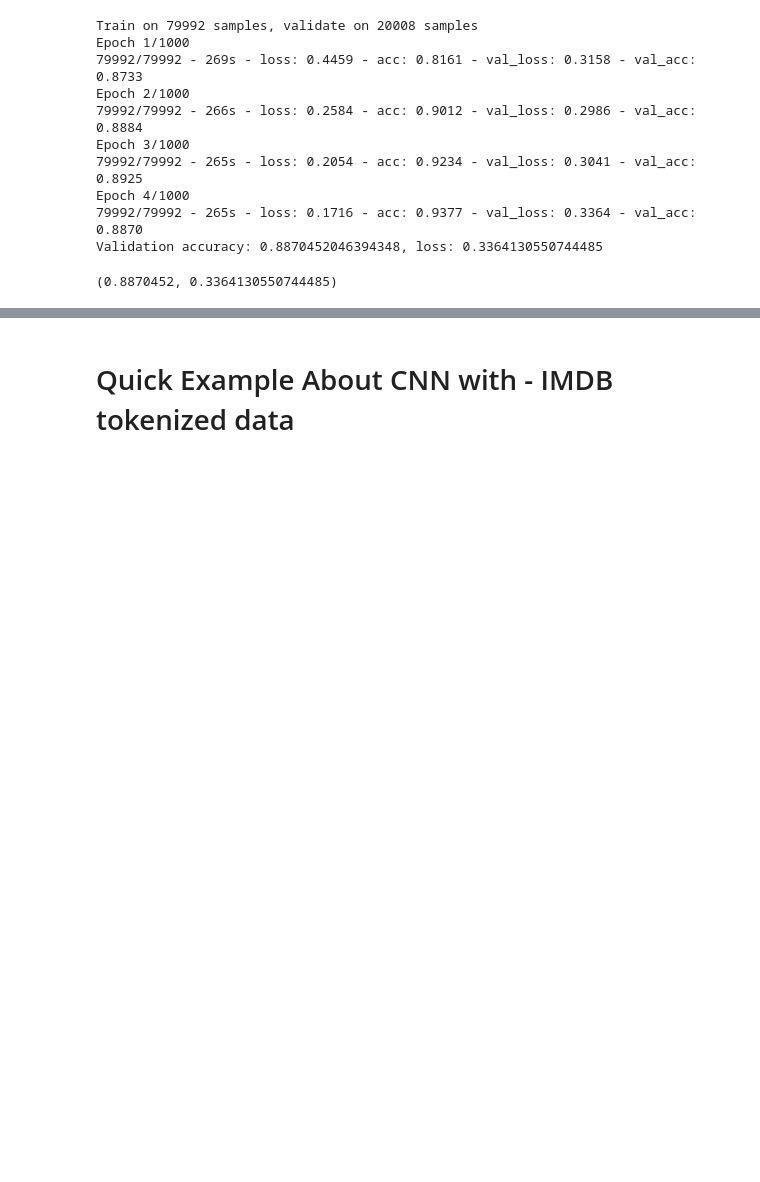
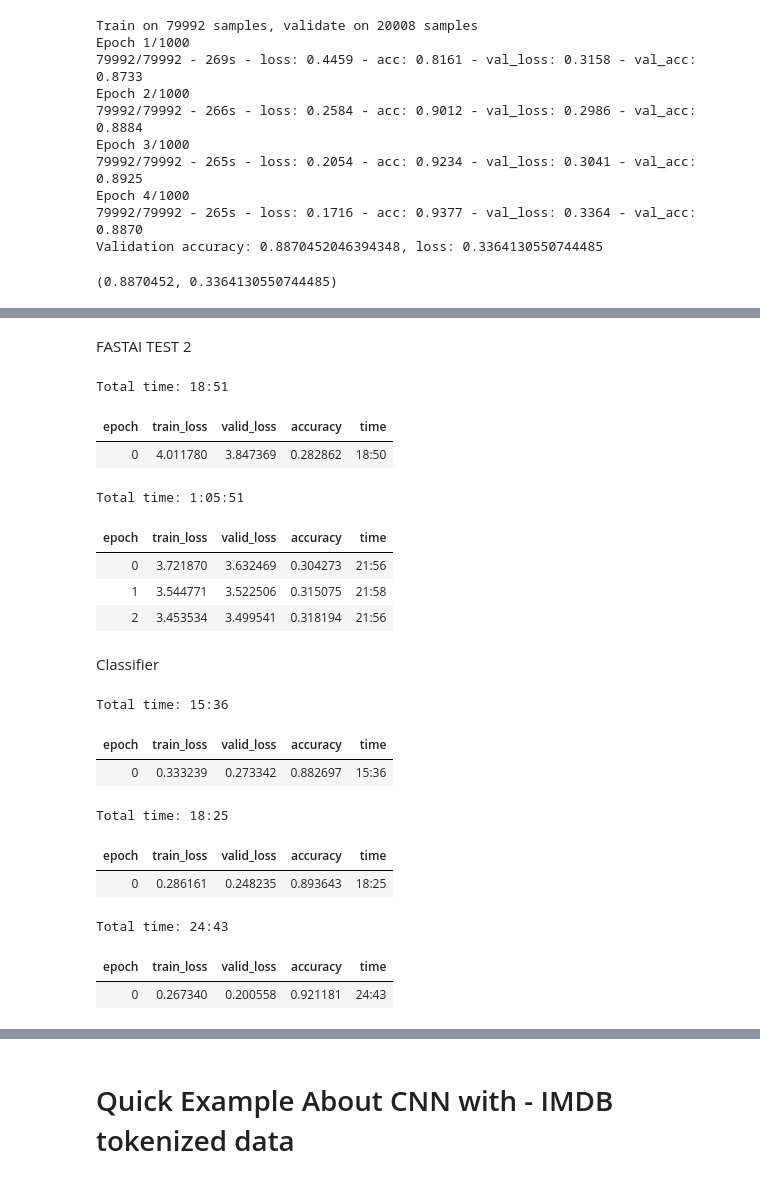
Before and after one commit to binliu0630/Deep_Learning, a Jupyter notebook: Amazon_tensorflow2_0.ipynb, the cells around one changed output, grey strips where cells are left out. Saved outputs shown, nothing was run; the diff lists cells and outputs as text; code cells hidden in the pictures; blank space fills up the shorter version.

```diff
--- a/Amazon_tensorflow2_0.ipynb
+++ b/Amazon_tensorflow2_0.ipynb
@@ -402,0 +413,5 @@ Validation accuracy: 0.8870452046394348, loss: 0.3364130550744485
+# %%
+df_trn = data[data['Train'] == True].loc[:, ['Label', 'Text']]
+df_val = data[data['Train'] == False].loc[:, ['Label', 'Text']]
+# %%
+data_lm = TextLMDataBunch.from_df(train_df = df_trn, valid_df = df_val, path = '' )
@@ -402,0 +420,10 @@ Validation accuracy: 0.8870452046394348, loss: 0.3364130550744485
+# %% [markdown]
+FASTAI TEST 2
+# %%
+learn = language_model_learner(data_lm, AWD_LSTM, drop_mult=0.5)
+# %%
+learn.fit_one_cycle(1)
+# %% [output]
+Total time: 18:51
+| epoch | train_loss | valid_loss | accuracy | time |
+| 0 | 4.011780 | 3.847369 | 0.282862 | 18:50 |
@@ -402,0 +432,8 @@ Validation accuracy: 0.8870452046394348, loss: 0.3364130550744485
+# %%
+learn.fit_one_cycle(3)
+# %% [output]
+Total time: 1:05:51
+| epoch | train_loss | valid_loss | accuracy | time |
+| 0 | 3.721870 | 3.632469 | 0.304273 | 21:56 |
+| 1 | 3.544771 | 3.522506 | 0.315075 | 21:58 |
+| 2 | 3.453534 | 3.499541 | 0.318194 | 21:56 |
@@ -402,0 +442,2 @@ Validation accuracy: 0.8870452046394348, loss: 0.3364130550744485
+# %% [markdown]
+Classifier
@@ -402,0 +447,20 @@ Validation accuracy: 0.8870452046394348, loss: 0.3364130550744485
+# %%
+learn.fit_one_cycle(1)
+# %% [output]
+Total time: 15:36
+| epoch | train_loss | valid_loss | accuracy | time |
+| 0 | 0.333239 | 0.273342 | 0.882697 | 15:36 |
+# %%
+learn.freeze_to(-2)
+learn.fit_one_cycle(1)
+# %% [output]
+Total time: 18:25
+| epoch | train_loss | valid_loss | accuracy | time |
+| 0 | 0.286161 | 0.248235 | 0.893643 | 18:25 |
+# %%
+learn.freeze_to(-3)
+learn.fit_one_cycle(1)
+# %% [output]
+Total time: 24:43
+| epoch | train_loss | valid_loss | accuracy | time |
+| 0 | 0.267340 | 0.200558 | 0.921181 | 24:43 |
```
Also changed, not shown: parts of 22 cells of this notebook.
